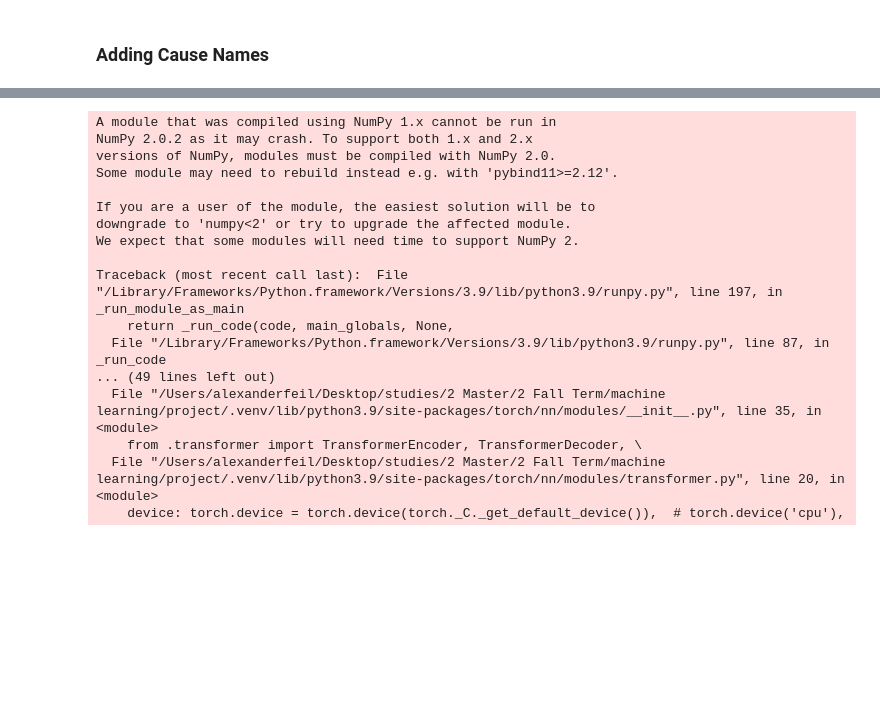
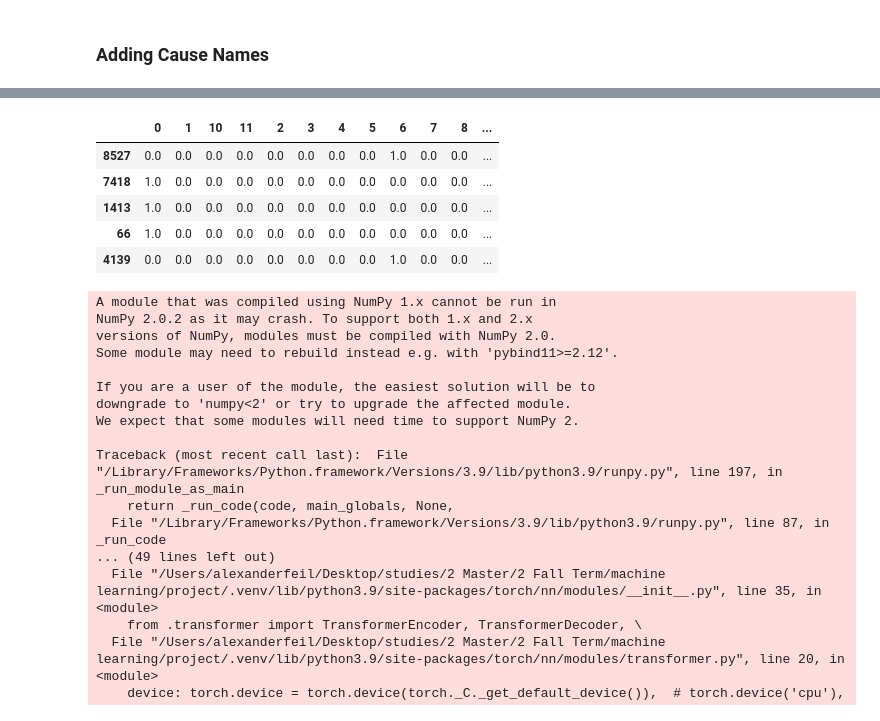
Before and after one commit to ilu24/eaee4000, a Jupyter notebook: 3_neural_network.ipynb, the cells around one changed output, grey strips where cells are left out. Cells and saved outputs as stored; diff of their text form; code cells hidden in the pictures; blank space fills up the shorter version.

```diff
--- a/3_neural_network.ipynb
+++ b/3_neural_network.ipynb
@@ -17,5 +12,7 @@ df = pd.read_csv("/Users/alexanderfeil/Desktop/studies/2 Master/2 Fall Term/mach
 # %%
 # Importing their table
-df = pd.read_csv("/Users/alexanderfeil/Desktop/studies/2 Master/2 Fall Term/machine learning/project/the paper/FPA_FOD_west_cleaned.csv", low_memory = False)
+
+import pandas as pd
+df = pd.read_csv("/Users/alexanderfeil/Desktop/studies/2 Master/2 Fall Term/machine learning/project/the paper/FPA-FOD_39attributes.csv", low_memory = False)
 df = df[~df['NWCG_GENERAL_CAUSE'].str.contains('Missing data/not specified/undetermined', na=False)]
-# df["NWCG_GENERAL_CAUSE"].value_counts()
+df["NWCG_GENERAL_CAUSE"].value_counts()
@@ -64,24 +48,24 @@ y_encoded = le.fit_transform(y) #encode the textual output
 # %% [markdown]
 # Splitting the data into train and test sets
 # %%
-# from sklearn.model_selection import train_test_split
+from sklearn.model_selection import train_test_split
 
-# # Combine X and y into one DataFrame temporarily
-# df3 = X.copy()
+# Combine X and y into one DataFrame temporarily
+df3 = X.copy()
 
-# df3['cause'] = y_encoded
+df3['cause'] = y_encoded
 
-# # Split back into X and y
-# X = df3.drop(columns=['cause'])
-# y = df3['cause']
+# Split back into X and y
+X = df3.drop(columns=['cause'])
+y = df3['cause']
 
-# # Now do your train-test split as usual
-# X_train_df, X_test_df, y_train_df, y_test_df = train_test_split(
-#     X, y, test_size=0.2, random_state=42, stratify=y
-# )
+# Now do your train-test split as usual
+X_train_df, X_test_df, y_train_df, y_test_df = train_test_split(
+    X, y, test_size=0.2, random_state=42, stratify=y
+)
 
-# if isinstance(y_train_df, pd.Series):
-#     y_train_df = y_train_df.to_frame(name='cause')
+if isinstance(y_train_df, pd.Series):
+    y_train_df = y_train_df.to_frame(name='cause')
 
-# if isinstance(y_test_df, pd.Series):
-#     y_test_df = y_test_df.to_frame(name='cause')
+if isinstance(y_test_df, pd.Series):
+    y_test_df = y_test_df.to_frame(name='cause')
@@ -271,19 +115,29 @@ Name: cause, Length: 1364, dtype: int64
 # %%
 # Standardization
 numeric_cols = X_train_df.select_dtypes(include=['number']).columns
 
 # Compute mean and std only on numeric columns
 mean = X_train_df[numeric_cols].mean()
 std = X_train_df[numeric_cols].std()
 
 # Standardize numeric columns in place
 X_train_df[numeric_cols] = (X_train_df[numeric_cols] - mean) / std
 X_test_df[numeric_cols] = (X_test_df[numeric_cols] - mean) / std
 
 
-y_train_df = pd.get_dummies(y_train_df).astype(float)
-y_train_df.head()
-y_test_df = pd.get_dummies(y_test_df).astype(float)
+# y_train_df = pd.get_dummies(y_train_df).astype(float)
+# y_test_df = pd.get_dummies(y_test_df).astype(float)
+
+y_train_df2 = pd.get_dummies(y_train_df['cause'].astype(str)).astype(float)
+y_test_df2 = pd.get_dummies(y_test_df['cause'].astype(str)).astype(float)
+y_test_df2.head()
+# %% [output]
+|  | 0 | 1 | 10 | 11 | 2 | 3 | 4 | 5 | 6 | 7 | 8 | ... |
+| 8527 | 0.0 | 0.0 | 0.0 | 0.0 | 0.0 | 0.0 | 0.0 | 0.0 | 1.0 | 0.0 | 0.0 | ... |
+| 7418 | 1.0 | 0.0 | 0.0 | 0.0 | 0.0 | 0.0 | 0.0 | 0.0 | 0.0 | 0.0 | 0.0 | ... |
+| 1413 | 1.0 | 0.0 | 0.0 | 0.0 | 0.0 | 0.0 | 0.0 | 0.0 | 0.0 | 0.0 | 0.0 | ... |
+| 66 | 1.0 | 0.0 | 0.0 | 0.0 | 0.0 | 0.0 | 0.0 | 0.0 | 0.0 | 0.0 | 0.0 | ... |
+| 4139 | 0.0 | 0.0 | 0.0 | 0.0 | 0.0 | 0.0 | 0.0 | 0.0 | 1.0 | 0.0 | 0.0 | ... |
 # %%
 from sklearn.compose import ColumnTransformer
 from sklearn.impute import SimpleImputer
```
Also changed, not shown: parts of 40 cells of this notebook.
